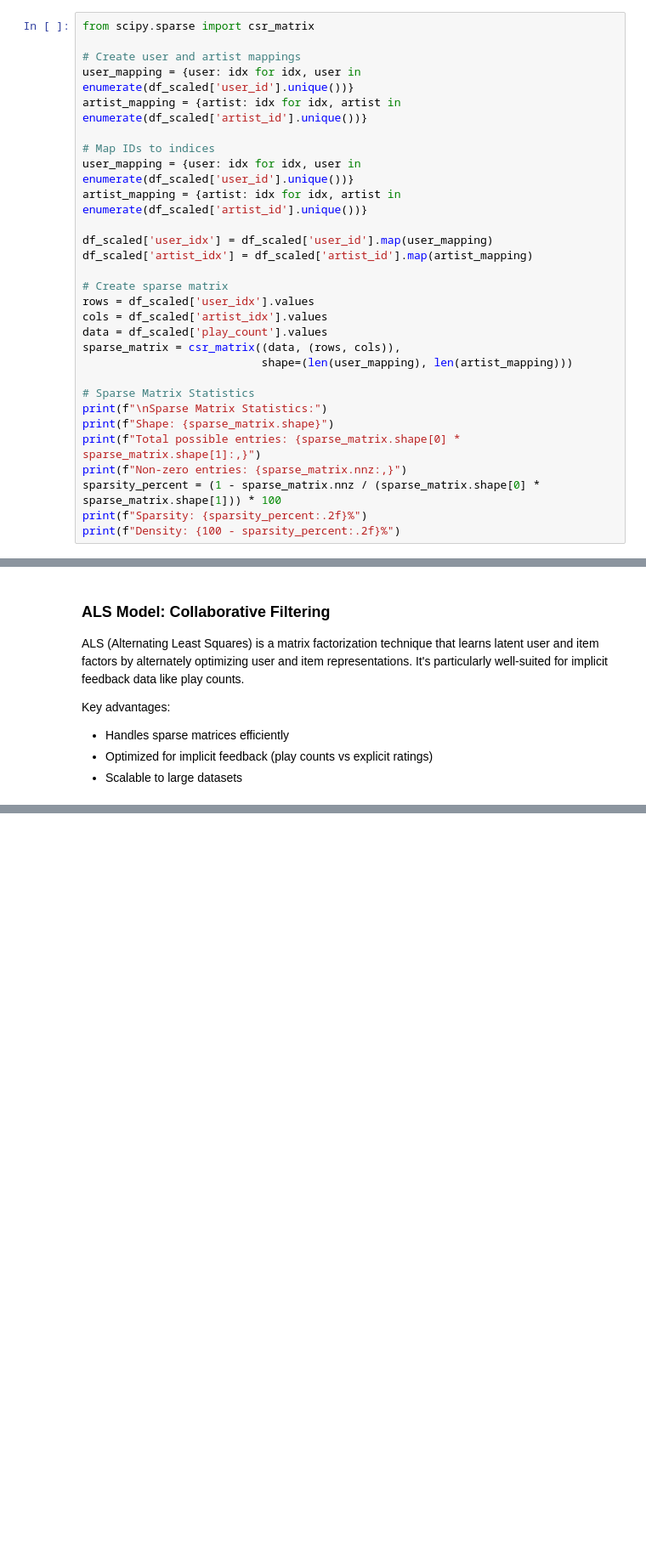
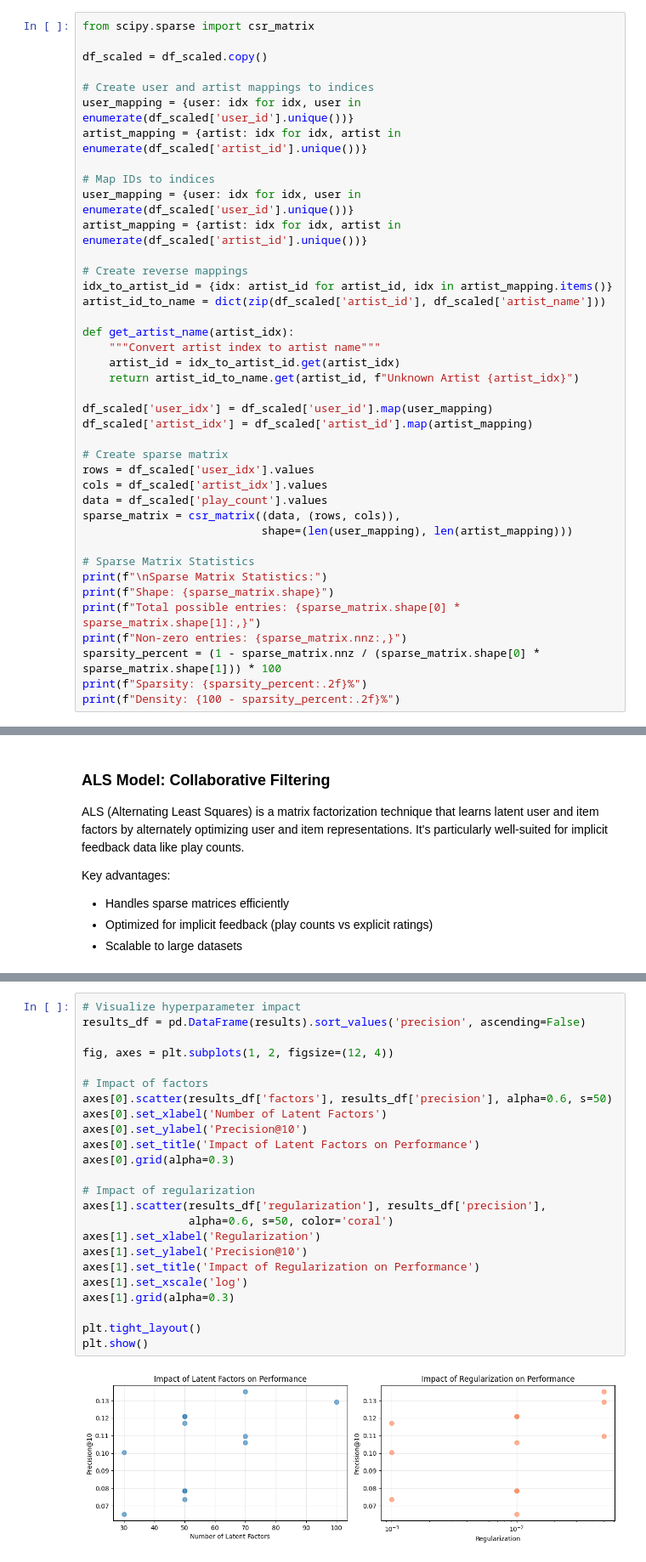
Before and after one commit to mkuangdotcom/Music_Recommendation_System, a Jupyter notebook: User_Centric_Approach_to__Music_Recommendations.ipynb, the cells around one changed output, grey strips where cells are left out. Shown: that part at 85% size. Cells and saved outputs as stored; diff of their text form; blank space fills up the shorter version.

Commit message:
adding visualizations and markdown

```diff
--- a/User_Centric_Approach_to__Music_Recommendations.ipynb
+++ b/User_Centric_Approach_to__Music_Recommendations.ipynb
@@ -130,13 +220,24 @@ print(f"Artists: {df_scaled['artist_id'].nunique():,}")
 # %%
 from scipy.sparse import csr_matrix
 
-# Create user and artist mappings
+df_scaled = df_scaled.copy()
+
+# Create user and artist mappings to indices
 user_mapping = {user: idx for idx, user in enumerate(df_scaled['user_id'].unique())}
 artist_mapping = {artist: idx for idx, artist in enumerate(df_scaled['artist_id'].unique())}
 
 # Map IDs to indices
 user_mapping = {user: idx for idx, user in enumerate(df_scaled['user_id'].unique())}
 artist_mapping = {artist: idx for idx, artist in enumerate(df_scaled['artist_id'].unique())}
+
+# Create reverse mappings
+idx_to_artist_id = {idx: artist_id for artist_id, idx in artist_mapping.items()}
+artist_id_to_name = dict(zip(df_scaled['artist_id'], df_scaled['artist_name']))
+
+def get_artist_name(artist_idx):
+    """Convert artist index to artist name"""
+    artist_id = idx_to_artist_id.get(artist_idx)
+    return artist_id_to_name.get(artist_id, f"Unknown Artist {artist_idx}")
 
 df_scaled['user_idx'] = df_scaled['user_id'].map(user_mapping)
 df_scaled['artist_idx'] = df_scaled['artist_id'].map(artist_mapping)
@@ -340,0 +509,26 @@ print("Training complete.")
+# %%
+# Visualize hyperparameter impact
+results_df = pd.DataFrame(results).sort_values('precision', ascending=False)
+
+fig, axes = plt.subplots(1, 2, figsize=(12, 4))
+
+# Impact of factors
+axes[0].scatter(results_df['factors'], results_df['precision'], alpha=0.6, s=50)
+axes[0].set_xlabel('Number of Latent Factors')
+axes[0].set_ylabel('Precision@10')
+axes[0].set_title('Impact of Latent Factors on Performance')
+axes[0].grid(alpha=0.3)
+
+# Impact of regularization
+axes[1].scatter(results_df['regularization'], results_df['precision'],
+                alpha=0.6, s=50, color='coral')
+axes[1].set_xlabel('Regularization')
+axes[1].set_ylabel('Precision@10')
+axes[1].set_title('Impact of Regularization on Performance')
+axes[1].set_xscale('log')
+axes[1].grid(alpha=0.3)
+
+plt.tight_layout()
+plt.show()
+# %% [output]
+[figure, added]
```
Also changed, not shown: parts of 33 cells of this notebook.
